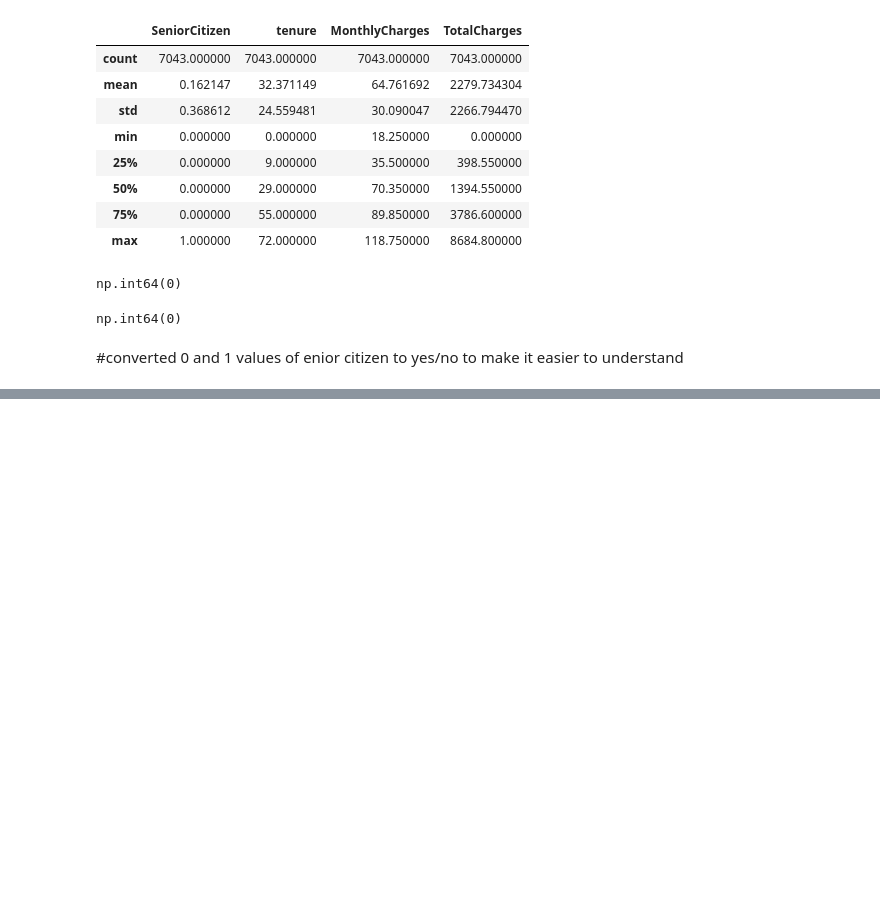
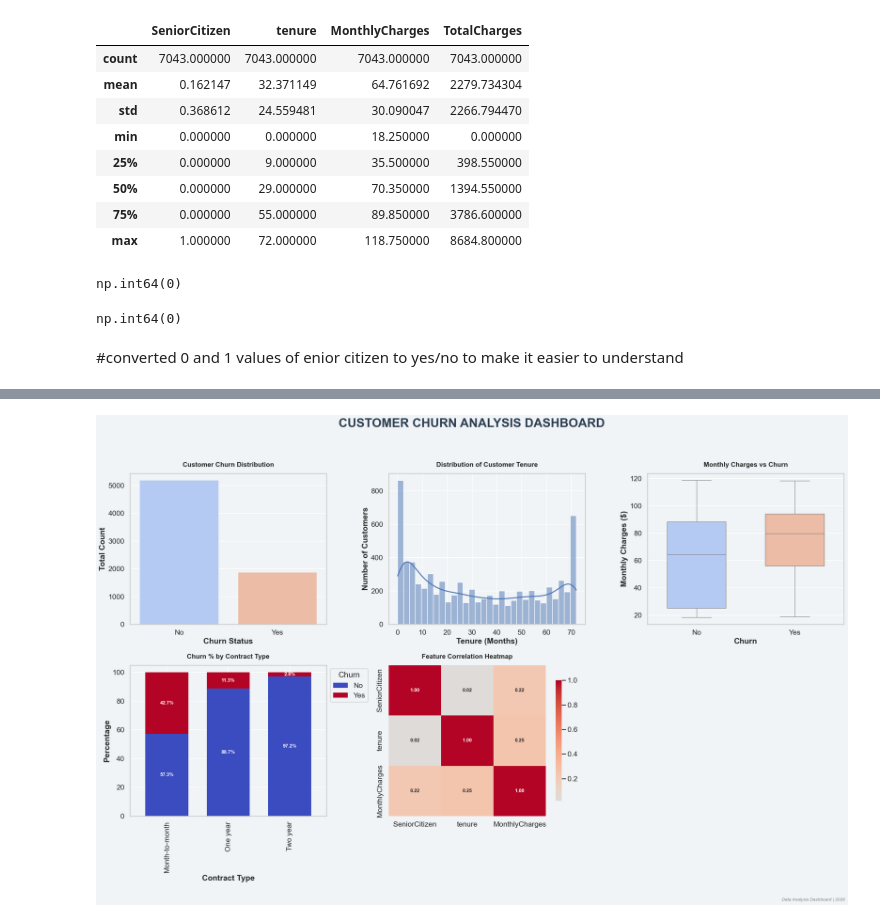
Before and after one commit to piyush-dataai/Customer-Churn-EDA, a Jupyter notebook: notebook/churn.ipynb, the cells around one changed output, grey strips where cells are left out. Drawn from its saved outputs; the diff is of its cells as text; code cells hidden in the pictures; blank space fills up the shorter version.

```diff
--- a/notebook/churn.ipynb
+++ b/notebook/churn.ipynb
@@ -205,0 +205,82 @@ plt.show()
+# %%
+import matplotlib.pyplot as plt
+import seaborn as sns
+import pandas as pd
+import numpy as np
+
+# --- 🎨 COLOR THEORY THEME SETUP ---
+# Background: Muted Slate (#f0f4f7) - reduces eye strain
+# Accent Blue: Professional Navy (#2c3e50) - for text/titles
+# Grid: Clean White (#ffffff)
+bg_color = "#f0f4f7"
+text_color = "#2c3e50"
+
+sns.set_style("whitegrid", {
+    "axes.facecolor": bg_color,
+    "grid.color": "#ffffff",
+    "patch.edgecolor": "none"
+})
+
+# Create the figure with the background color
+fig = plt.figure(figsize=(24, 16), facecolor=bg_color)
+
+# 🔥 Dashboard Title - Positioned for better white space
+plt.suptitle("CUSTOMER CHURN ANALYSIS DASHBOARD",
+             fontsize=28, fontweight="bold", color=text_color, y=0.96)
+
+# 1. Churn Count - Using a clean palette
+plt.subplot(2, 3, 1)
+ax1 = sns.countplot(x="Churn", hue="Churn", data=df, palette="coolwarm", legend=False)
+plt.title("Customer Churn Distribution", fontsize=15, fontweight="bold", pad=15)
+plt.xlabel("Churn Status", fontweight="bold")
+plt.ylabel("Total Count", fontweight="bold")
+
+# 2. Tenure Histogram - Changed color to match the 'coolwarm' blue for consistency
+plt.subplot(2, 3, 2)
+sns.histplot(df["tenure"], bins=30, kde=True, color="#4a73b2", edgecolor="white")
+plt.title("Distribution of Customer Tenure", fontsize=15, fontweight="bold", pad=15)
+plt.xlabel("Tenure (Months)", fontweight="bold")
+plt.ylabel("Number of Customers", fontweight="bold")
+
+# 3. Monthly Charges vs Churn - Boxplot
+plt.subplot(2, 3, 3)
+sns.boxplot(x="Churn", y="MonthlyCharges", hue="Churn",
+            data=df, palette="coolwarm", legend=False, width=0.6)
+plt.title("Monthly Charges vs Churn", fontsize=15, fontweight="bold", pad=15)
+plt.xlabel("Churn", fontweight="bold")
+plt.ylabel("Monthly Charges ($)", fontweight="bold")
+
+# 4. Contract vs Churn (%) - Stacked Bar
+plt.subplot(2, 3, 4)
+contract_churn = pd.crosstab(df["Contract"], df["Churn"], normalize="index") * 100
+ax4 = contract_churn.plot(kind="bar", stacked=True, colormap="coolwarm", ax=plt.gca(), width=0.7)
+
+plt.title("Churn % by Contract Type", fontsize=15, fontweight="bold", pad=15)
+plt.xlabel("Contract Type", fontweight="bold")
+plt.ylabel("Percentage", fontweight="bold")
+
+# Bold percentage labels for readability against dark backgrounds
+for container in ax4.containers:
+    ax4.bar_label(container, fmt="%.1f%%", label_type="center",
+                  fontsize=11, fontweight="bold", color="white")
+
+plt.legend(title="Churn", bbox_to_anchor=(1.0, 1.0), loc='upper left')
+
+# 5. Correlation Heatmap - Better sizing and color contrast
+plt.subplot(2, 3, 5)
+corr_matrix = df.corr(numeric_only=True)
+sns.heatmap(corr_matrix, annot=True, cmap="coolwarm", center=0,
+            fmt=".2f", annot_kws={"weight": "bold", "size": 11},
+            cbar_kws={'shrink': .8})
+plt.title("Feature Correlation Heatmap", fontsize=15, fontweight="bold", pad=15)
+
+# Finalizing layout
+plt.tight_layout(rect=[0, 0.03, 1, 0.93])
+
+# Adding a small footer for extra professional touch
+fig.text(0.99, 0.01, 'Data Analysis Dashboard | 2026',
+         horizontalalignment='right', fontsize=10, color='gray', style='italic')
+
+plt.show()
+# %% [output]
+[figure, added]
```
Also changed, not shown: parts of 6 cells of this notebook.
